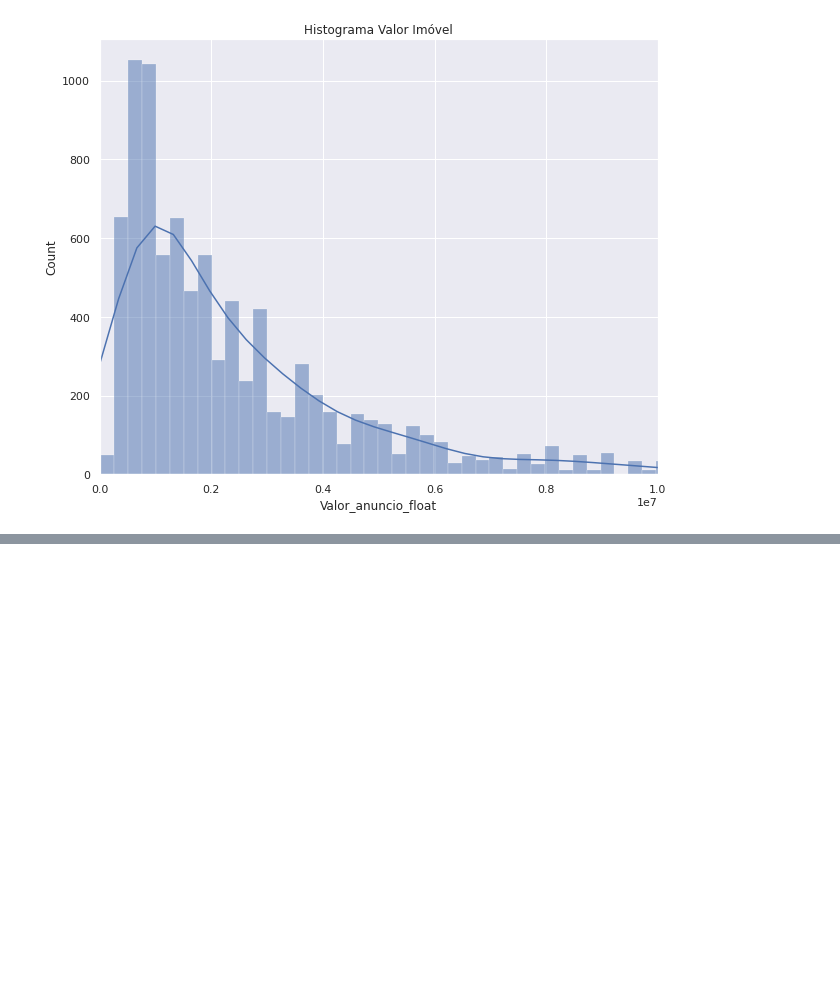
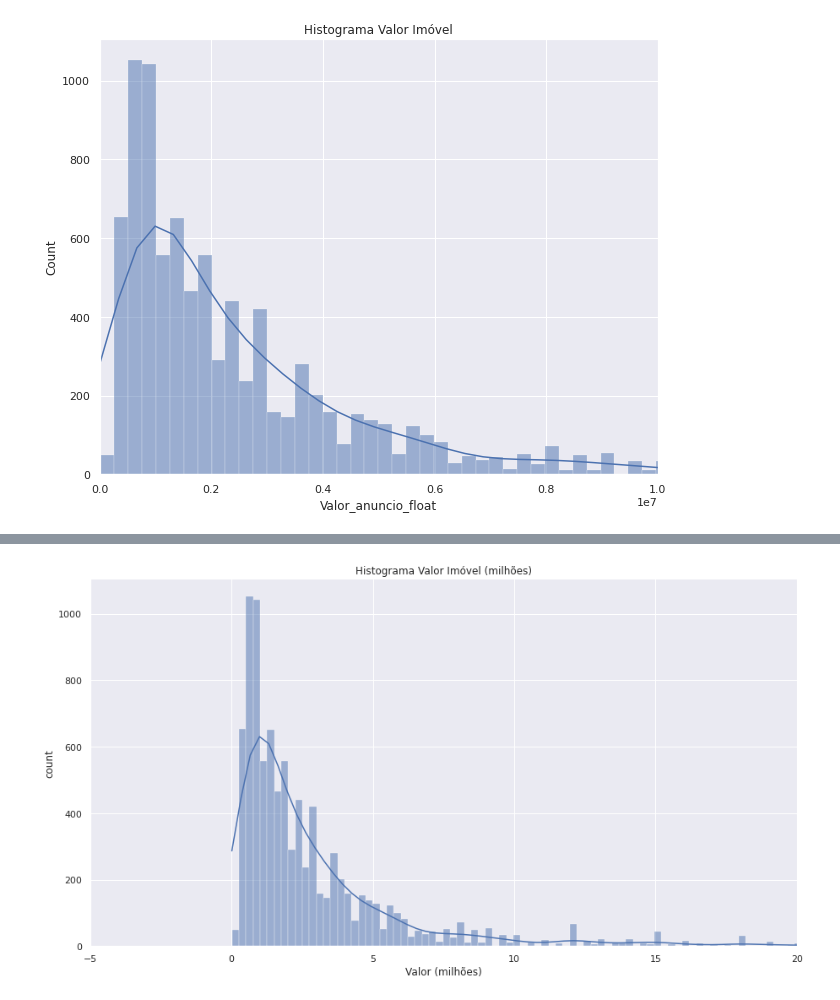
Before and after one commit to njuliacsouza/imersaoDADOS_Alura4, a Jupyter notebook: desafios/Imersao_dados_4_aula02.ipynb, the cells around one changed output, grey strips where cells are left out. Drawn from its saved outputs; the diff is of its cells as text; code cells hidden in the pictures; blank space fills up the shorter version.

```diff
--- a/desafios/Imersao_dados_4_aula02.ipynb
+++ b/desafios/Imersao_dados_4_aula02.ipynb
@@ -129,0 +127,5 @@ dados_vendas
+# %%
+dados_vendas["Valor_anuncio"].str.replace(".","").astype(float)
+dados_vendas["Valor_anuncio_float"] = dados_vendas["Valor_anuncio"].str.replace(".","").astype(float)
+dados_vendas.drop(['Valor_anuncio'], axis=1, inplace=True)
+dados_vendas.info()  # agora temos 'Valor_anuncio_float' com os valores
@@ -242,0 +214,5 @@ plt.show()
+# %%
+# 1 - Criar uma escala de valores em milhoes (10^6)
+
+dados_vendas.loc['Valor_anuncio_milhoes'] = dados_vendas['Valor_anuncio_float'].apply(lambda i: i/(1000000))
+dados_vendas.head()
@@ -242,0 +230,12 @@ plt.show()
+# %%
+# 2.1 - Deixar o gráfico do histograma de valores legível (alterar labels, cores, título, escala)
+
+plt.figure(figsize=(15, 8))
+ax = srn.histplot(data = dados_vendas, x = "Valor_anuncio_milhoes", kde = True)
+ax.set_title("Histograma Valor Imóvel (milhões)")
+plt.xlim((-5, 20))
+plt.xlabel('Valor (milhões)')
+plt.ylabel('count')
+plt.show()
+# %% [output]
+[figure, added]
```
Also changed, not shown: parts of 19 cells of this notebook.
